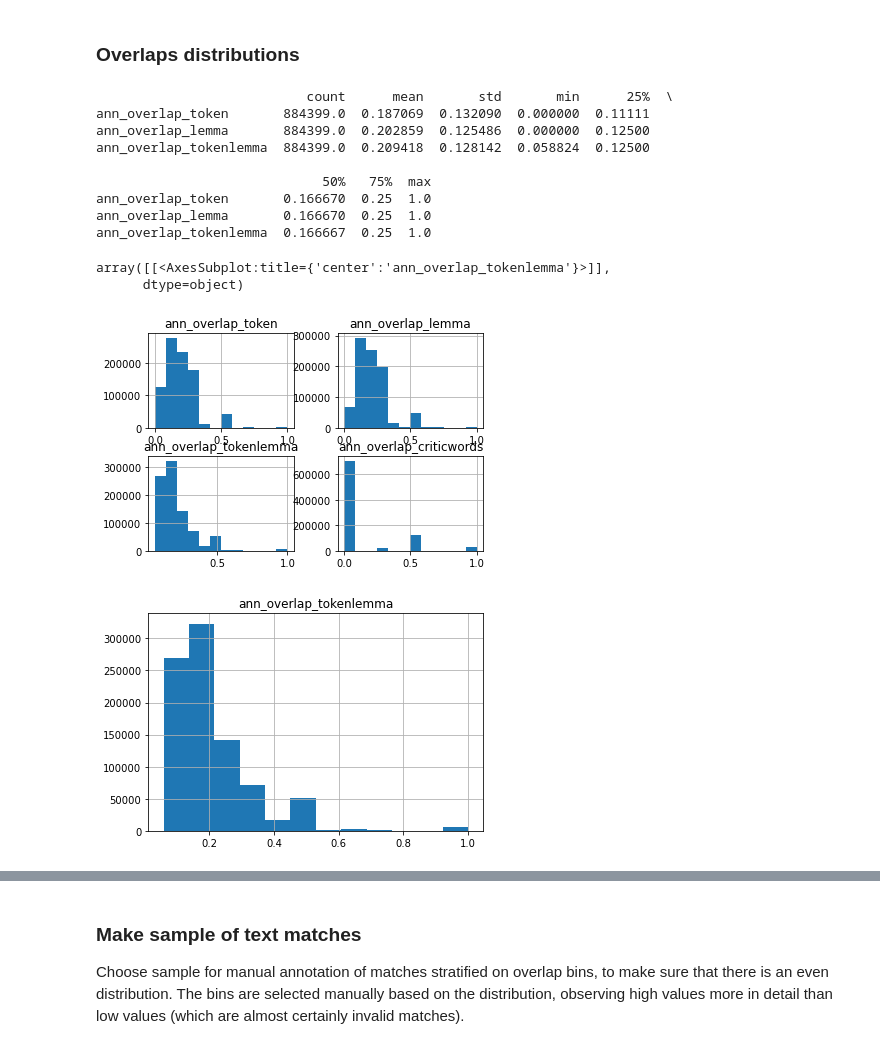
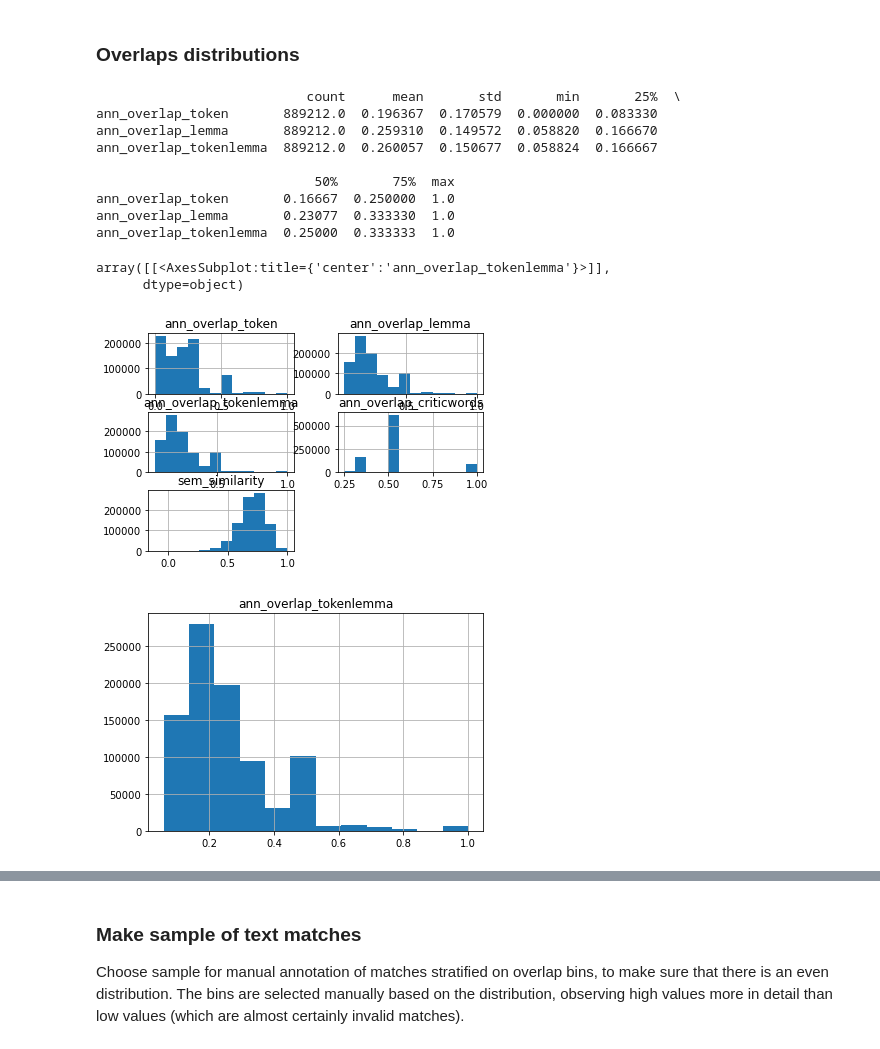
Before and after one commit to Birkbeck/museums-in-the-pandemic, a Jupyter notebook: mip/notebooks/01_indicator_match_validation.ipynb, the cells around one changed output, grey strips where cells are left out. Saved outputs shown, nothing was run; the diff lists cells and outputs as text; code cells hidden in the pictures.

Commit message:
new match evaluation v3

```diff
--- a/mip/notebooks/01_indicator_match_validation.ipynb
+++ b/mip/notebooks/01_indicator_match_validation.ipynb
@@ -277,17 +253,11 @@ NameError: name 'db_conn' is not defined
 # select which matches dataset to load
 
 #matches_fn = out_folder+'tmp/matches_dump_df_v1.pik'
-matches_fn = out_folder+'tmp/matches_dump_df_v2.pik'
+#matches_fn = out_folder+'tmp/matches_dump_df_v2.pik'
+matches_fn = out_folder+'tmp/matches_dump_df_20210304-v3.pik'
 
 df = pd.read_pickle(matches_fn)
-
-# generate derived fields
-df["lemmatoken_n"] = df[["lemma_n", "token_n"]].max(axis=1)
-df["lemmatoken_n"].describe()
-
-df["ann_overlap_tokenlemma"] = df["lemmatoken_n"]/df['example_len']
-
-assert df.ann_overlap_tokenlemma.between(0,1).all(),'incorrect range'
-
+print(df.shape)
+print(df.columns)
 df.sample(10)
 # %% [output]
@@ -390,23 +345,23 @@ array([[<AxesSubplot:title={'center':'lemma_n'}>]], dtype=object)
 # %%
 # compare the distributions of the overlap variables between annotations and web pages
 print(df[['ann_overlap_token','ann_overlap_lemma','ann_overlap_tokenlemma']].describe().transpose())
-df[['ann_overlap_token','ann_overlap_lemma','ann_overlap_tokenlemma','ann_overlap_criticwords']].hist(bins=12)
+df[['ann_overlap_token','ann_overlap_lemma','ann_overlap_tokenlemma','ann_overlap_criticwords','sem_similarity']].hist(bins=12)
 
 df[['ann_overlap_tokenlemma']].hist(bins=12)
 # %% [output]
-                           count      mean       std       min      25%  \
-ann_overlap_token       884399.0  0.187069  0.132090  0.000000  0.11111
-ann_overlap_lemma       884399.0  0.202859  0.125486  0.000000  0.12500
-ann_overlap_tokenlemma  884399.0  0.209418  0.128142  0.058824  0.12500
+                           count      mean       std       min       25%  \
+ann_overlap_token       889212.0  0.196367  0.170579  0.000000  0.083330
+ann_overlap_lemma       889212.0  0.259310  0.149572  0.058820  0.166670
+ann_overlap_tokenlemma  889212.0  0.260057  0.150677  0.058824  0.166667
 
-                             50%   75%  max
-ann_overlap_token       0.166670  0.25  1.0
-ann_overlap_lemma       0.166670  0.25  1.0
-ann_overlap_tokenlemma  0.166667  0.25  1.0
+                            50%       75%  max
+ann_overlap_token       0.16667  0.250000  1.0
+ann_overlap_lemma       0.23077  0.333330  1.0
+ann_overlap_tokenlemma  0.25000  0.333333  1.0
 array([[<AxesSubplot:title={'center':'ann_overlap_tokenlemma'}>]],
       dtype=object)
-[figure, old version]
+[figure, new version]
-[figure, old version]
+[figure, new version]
 # %%
 # show length of annotations
 print(df['example_len'].describe())
```
Also changed, not shown: parts of 52 cells of this notebook, 3 other files.
